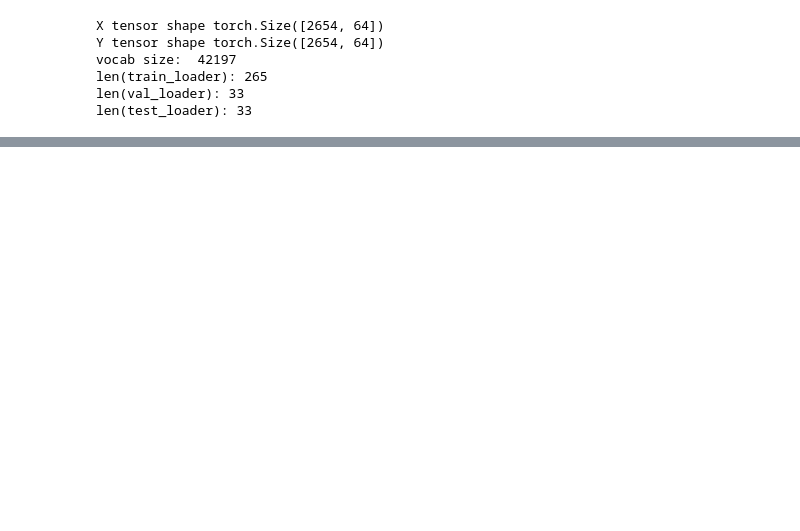
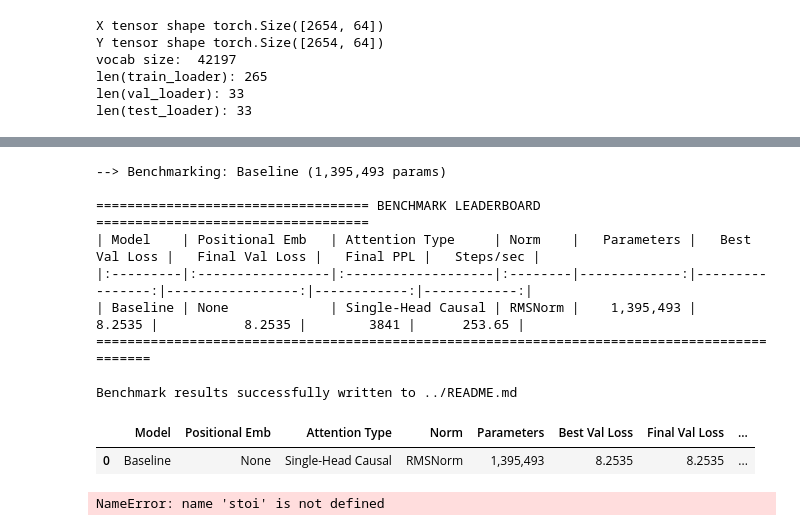
Before and after one commit to jallen89/baby-transformer, a Jupyter notebook: baby_gemma/baby-gemma.ipynb, the cells around one changed output, grey strips where cells are left out. Cells and saved outputs as stored; diff of their text form; code cells hidden in the pictures; blank space fills up the shorter version.

Commit message:
Add tokenizer, transformer, and datasets

```diff
--- a/baby_gemma/baby-gemma.ipynb
+++ b/baby_gemma/baby-gemma.ipynb
@@ -233,7 +223,7 @@ TypeError: repeat_interleave() received an invalid combination of arguments - go
 import math
 class AttentionHead(nn.Module):
 
-    def __init__(self, d_model):
+    def __init__(self, d_model, max_seq_len=512):
         super().__init__()
         self.d_model = d_model
         # in and out set o d_model since this is a single head.
@@ -241,30 +231,19 @@ class AttentionHead(nn.Module):
         self.K = torch.nn.Linear(d_model, d_model)
         self.V = torch.nn.Linear(d_model, d_model)
 
+        mask = torch.triu(
+            torch.ones((max_seq_len, max_seq_len), dtype=torch.bool),
+            diagonal=1
+        )
+        self.register_buffer('mask', mask)
+
     def forward(self, x):
         q = self.Q(x)
         k = self.K(x)
         v = self.V(x)
 
         seq_len = x.shape[-2] #... x seq_len x dim_model
-        mask = torch.triu(
-            torch.ones((seq_len, seq_len), dtype=torch.bool),
-            diagonal=1
-        )
-
         qk = q @ k.transpose(-2, -1)
-        qk_masked = qk.masked_fill(mask, -torch.inf)
+        qk_masked = qk.masked_fill(self.mask[:seq_len, :seq_len], -torch.inf)
         o = torch.softmax(qk_masked / math.sqrt(self.d_model), dim=-1) @ v
         return o
-
-
-
-
-
-
-
-
-x = torch.rand(batch_size, seq_len, d_model)
-
-attention_head = AttentionHead(d_model)
-o = attention_head(x)
@@ -359,0 +552,28 @@ RuntimeError: expected self and mask to be on the same device, but got mask on c
+# %%
+harness = BenchmarkHarness(train_loader, val_loader, total_steps=300)
+
+harness.run_candidate(
+    name="Baseline",
+    model_builder_fn=lambda: BabyTransformer(stoi, itos, max_seq_len, vocab_size, d_model),
+    metadata={"pos_emb": "None", "attn_type": "Single-Head Causal", "norm": "RMSNorm"}
+)
+
+# Prints Markdown to stdout and updates README.md
+harness.summary()
+# %% [output]
+--> Benchmarking: Baseline (1,395,493 params)
+
+=================================== BENCHMARK LEADERBOARD ===================================
+| Model    | Positional Emb   | Attention Type     | Norm    |   Parameters |   Best Val Loss |   Final Val Loss |   Final PPL |   Steps/sec |
+|:---------|:-----------------|:-------------------|:--------|-------------:|----------------:|-----------------:|------------:|------------:|
+| Baseline | None             | Single-Head Causal | RMSNorm |    1,395,493 |          8.2535 |           8.2535 |        3841 |      253.65 |
+=============================================================================================
+
+Benchmark results successfully written to ../README.md
+|  | Model | Positional Emb | Attention Type | Norm | Parameters | Best Val Loss | Final Val Loss | ... |
+| 0 | Baseline | None | Single-Head Causal | RMSNorm | 1,395,493 | 8.2535 | 8.2535 | ... |
+# %%
+
+model.generate(context="the king shall set you free")
+# %% [output]
+NameError: name 'stoi' is not defined
```
Also changed, not shown: parts of 8 cells of this notebook, 2 other files.
